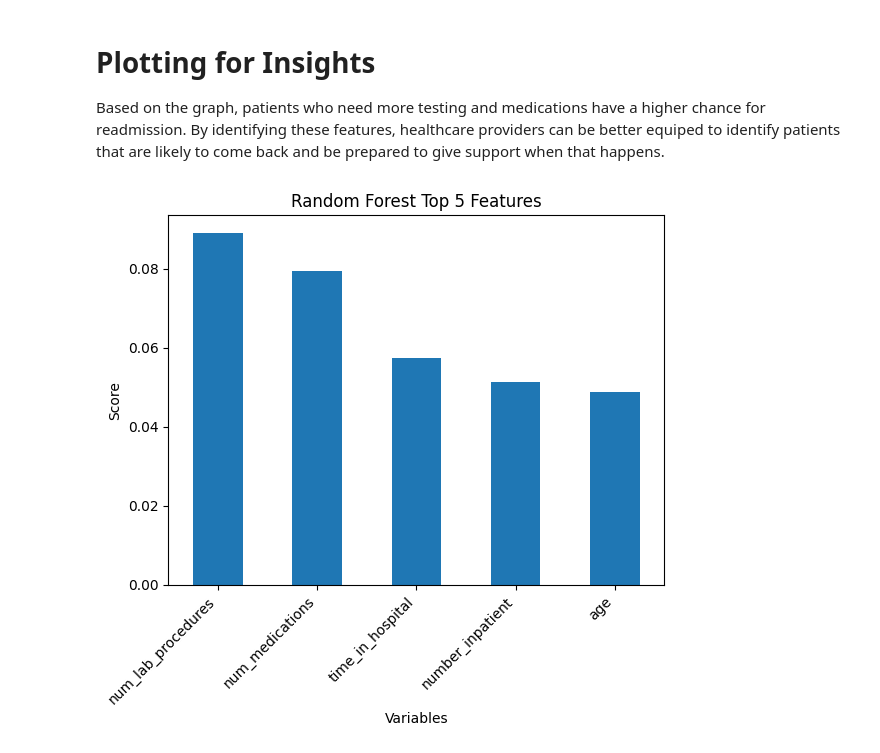
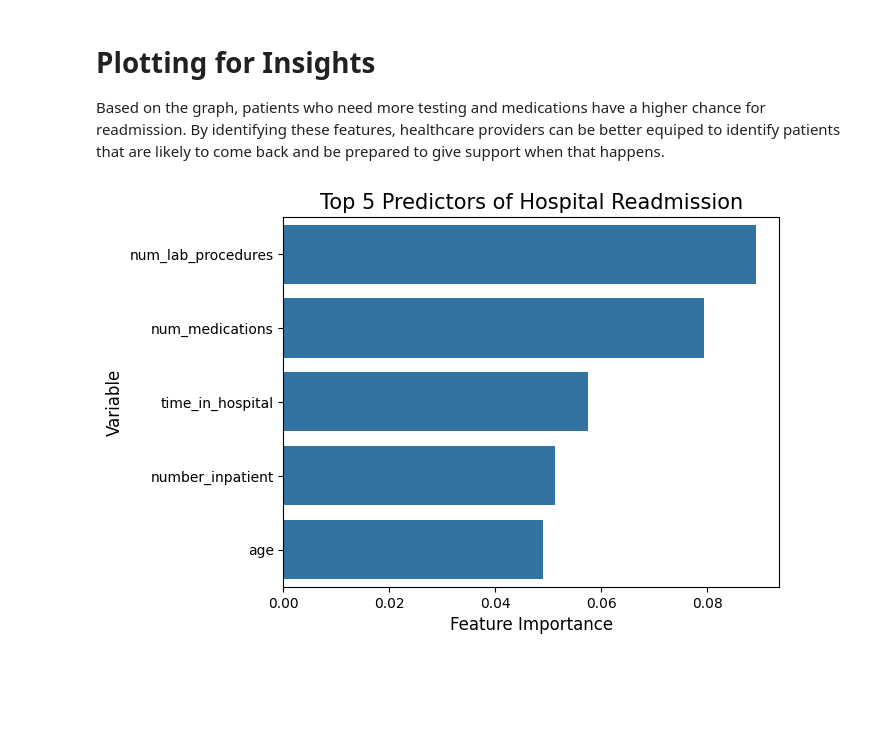
Before and after one commit to blsparks/Diabetes_Readmission, a Jupyter notebook: Diabetes.ipynb, the cells around one changed output. Saved outputs shown, nothing was run; the diff lists cells and outputs as text; code cells hidden in the pictures; blank space fills up the shorter version.

```diff
--- a/Diabetes.ipynb
+++ b/Diabetes.ipynb
@@ -164,7 +165,7 @@ X_train_scale = ss.fit_transform(X_train)
 X_test_scale = ss.transform(X_test)
 
 lr = LogisticRegression(max_iter=1000)
-lr.fit(X_train_scaled, y_train)
+lr.fit(X_train_scale, y_train)
 lr_preds = lr.predict(X_test_scale)
 print("Logistic Regression")
 print(classification_report(y_test, lr_preds))
@@ -198,17 +214,12 @@ weighted avg       0.64      0.64      0.63     20354
 # Plotting for Insights
 
 Based on the graph, patients who need more testing and medications have a higher chance for readmission. By identifying these features, healthcare providers can be better equiped to identify patients that are likely to come back and be prepared to give support when that happens.
-# %%
-scores = rf.feature_importances_
-names = X.columns
-
-plot_scores = pd.Series(scores, index=names).sort_values(ascending=False)
-
-plot_scores.head(5).plot(kind='bar')
-plt.title("Random Forest Top 5 Features")
-plt.ylabel("Score")
-plt.xlabel("Variables")
-plt.xticks(rotation=45, ha='right')
-plt.show()
-# %% [output]
-[figure, removed]
+# %%
+top_5 = pd.Series(rf.feature_importances_, index=X.columns).sort_values(ascending=False).head(5)
+sns.barplot(x=top_5.values, y=top_5.index)
+plt.title("Top 5 Predictors of Hospital Readmission", fontsize=15)
+plt.xlabel("Feature Importance", fontsize=12)
+plt.ylabel("Variable", fontsize=12)
+plt.show()
+# %% [output]
+[figure, added]
```
Also changed, not shown: parts of 3 cells of this notebook.
